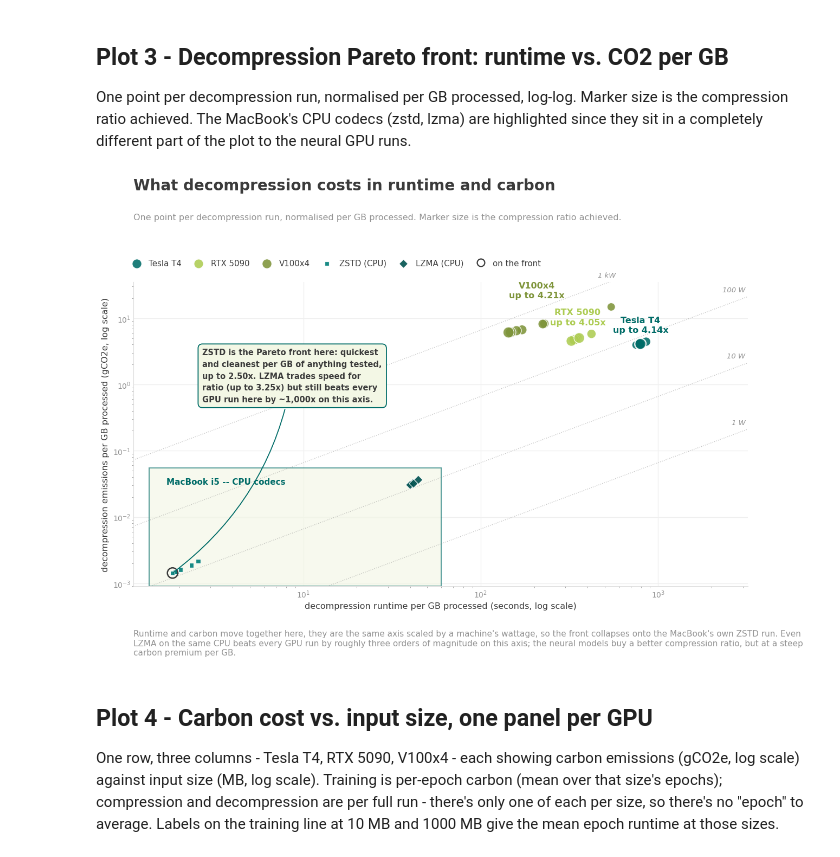
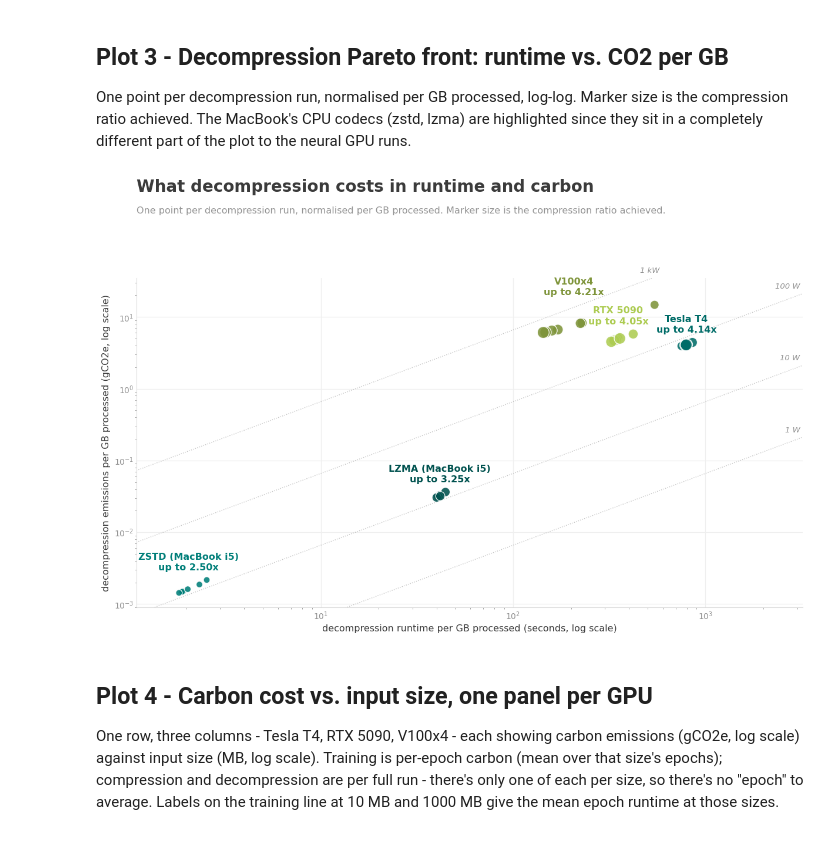
Before and after one commit to HanzilaH/N8CiR-SusTraIN-data-compression-notebooks, a Jupyter notebook: Plots.ipynb, the cells around one changed output. Drawn from its saved outputs; the diff is of its cells as text; code cells hidden in the pictures.

```diff
--- a/Plots.ipynb
+++ b/Plots.ipynb
@@ -250,20 +250,14 @@ fig.subplots_adjust(top=0.78, bottom=0.17, left=0.08, right=0.92)
 XLIM = (1.1, 3200)
 YLIM = (0.0009, 35)
 
-# ---- soft highlight halo behind the MacBook / CPU cluster ----
-hx0, hx1 = 1.35, 60
-hy0, hy1 = 0.0009, 0.055
-ax.add_patch(Rectangle((hx0, hy0), hx1 - hx0, hy1 - hy0, facecolor=PALE, edgecolor=TEAL,
-                          linewidth=1.4, alpha=0.65, zorder=1))
-ax.text(hx0 * 1.25, hy1 * 0.62, "MacBook i5 -- CPU codecs", fontsize=11, fontweight="bold",
-         color=TEAL, ha="left", va="center", zorder=3)
-
-gpu_groups = [
-    ("Tesla T4", dec_t4,   TEAL,  "o"),
-    ("RTX 5090", dec_rtx,  OLIVE, "o"),
-    ("V100x4",   dec_v100, RUST,  "o"),
+all_groups = [
+    ("Tesla T4",   dec_t4,   TEAL,               "o"),
+    ("RTX 5090",   dec_rtx,  OLIVE,              "o"),
+    ("V100x4",     dec_v100, RUST,               "o"),
+    ("ZSTD (MacBook i5)", dec_zstd, PLUM,               "o"),
+    ("LZMA (MacBook i5)", dec_lzma, darken(PLUM, 0.35), "o"),
 ]
-for name, d, color, marker in gpu_groups:
+for name, d, color, marker in all_groups:
     ax.scatter(d.runtime_per_gb, d.gco2_per_gb, s=size_from_ratio(d.compression_ratio),
                 color=color, marker=marker, alpha=0.88, edgecolor="white", linewidth=1.0,
                 zorder=4, label=name)
@@ -272,86 +266,37 @@ for name, d, color, marker in gpu_groups:
     ax.annotate(f"{name}\nup to {d.compression_ratio.max():.2f}x", xy=(lx, ly), xytext=(0, 12),
                  textcoords="offset points", ha="center", fontsize=11.5, fontweight="bold",
                  color=color, linespacing=1.3, zorder=6)
-
-mac_groups = [
-    ("ZSTD (CPU)", dec_zstd, PLUM,           "s"),
-    ("LZMA (CPU)", dec_lzma, darken(PLUM, 0.35), "D"),
-]
-for name, d, color, marker in mac_groups:
-    ax.scatter(d.runtime_per_gb, d.gco2_per_gb, s=size_from_ratio(d.compression_ratio) * 0.55,
-                color=color, marker=marker, alpha=0.9, edgecolor="white", linewidth=0.9,
-                zorder=5, label=name)
-
-# ---- Pareto front across every decompression run ----
-allp = pd.concat([dec_t4[["runtime_per_gb", "gco2_per_gb"]],
-                     dec_rtx[["runtime_per_gb", "gco2_per_gb"]],
-                     dec_v100[["runtime_per_gb", "gco2_per_gb"]],
-                     dec_mac[["runtime_per_gb", "gco2_per_gb"]]], ignore_index=True)
-allp = allp.sort_values("runtime_per_gb")
-fx, fy, best = [], [], np.inf
-for _, r in allp.iterrows():
-    if r.gco2_per_gb < best:
-        fx.append(r.runtime_per_gb); fy.append(r.gco2_per_gb); best = r.gco2_per_gb
-ax.scatter(fx, fy, s=190, facecolor="none", edgecolor=INK, linewidth=1.8, zorder=6)
-
-box_x, box_y = 2.7, 0.55
-ax.annotate(
-    f"ZSTD is the Pareto front here: quickest\n"
-    f"and cleanest per GB of anything tested,\n"
-    f"up to {dec_zstd.compression_ratio.max():.2f}x. LZMA trades speed for\n"
-    f"ratio (up to {dec_lzma.compression_ratio.max():.2f}x) but still beats every\n"
-    f"GPU run here by ~1,000x on this axis.",
-    xy=(fx[0], fy[0]), xytext=(box_x, box_y), fontsize=10.5, color=INK, fontweight="bold",
-    linespacing=1.55, zorder=7, ha="left",
-    bbox=dict(boxstyle="round,pad=0.55", fc=PALE, ec=TEAL, lw=1.3),
-    arrowprops=dict(arrowstyle="-", color=TEAL, lw=1.3, connectionstyle="arc3,rad=-0.2"))
 
 # ---- constant-power reference diagonals ----
 xr = np.array(XLIM)
 for P, label in [(1, "1 W"), (10, "10 W"), (100, "100 W"), (1000, "1 kW")]:
     yr = P * xr * intensity / 3600.0
     ax.plot(xr, yr, linestyle=":", color=GRAY, linewidth=1.0, alpha=0.55, zorder=1)
     y_at_xmax = P * XLIM[1] * intensity / 3600.0
     if y_at_xmax <= YLIM[1]:
         lx, ly = XLIM[1], y_at_xmax
         ha = "right"
     else:
         lx = YLIM[1] * 3600.0 / (P * intensity)
         ly = YLIM[1]
         ha = "center"
     ax.text(lx * 0.97, ly * 1.12, label, fontsize=9.5, color=GRAY, ha=ha, va="bottom", style="italic", zorder=1)
 
 ax.set_xscale("log")
 ax.set_yscale("log")
 ax.set_xlim(*XLIM)
 ax.set_ylim(*YLIM)
 ax.set_xlabel("decompression runtime per GB processed (seconds, log scale)", fontsize=11.5)
 ax.set_ylabel("decompression emissions per GB processed (gCO2e, log scale)", fontsize=11.5)
 style_ax(ax, grid_axis="both")
 
-handles, labels = ax.get_legend_handles_labels()
-front_handle = Line2D([0], [0], marker="o", color="none", markerfacecolor="none",
-                        markeredgecolor=INK, markersize=10, markeredgewidth=1.6)
-ax.legend(handles + [front_handle], labels + ["on the front"], loc="upper left", frameon=False,
-           fontsize=10.8, ncols=6, bbox_to_anchor=(-0.02, 1.10), columnspacing=1.1, handletextpad=0.5)
-
-fig.text(0.08, 0.965, "What decompression costs in runtime and carbon", fontsize=20, fontweight="bold", color=INK)
-fig.text(0.08, 0.905,
+fig.text(0.08, 0.94, "What decompression costs in runtime and carbon", fontsize=20, fontweight="bold", color=INK)
+fig.text(0.08, 0.90,
           "One point per decompression run, normalised per GB processed. Marker size is the compression ratio achieved.",
           fontsize=11.5, color=GRAY)
-
-caption3 = (
-    f"Runtime and carbon move together here, they are the same axis scaled by a machine's wattage, so the "
-    f"front collapses onto the MacBook's own ZSTD run. Even LZMA on the same CPU beats every GPU run by "
-    f"roughly three orders of magnitude on this axis; the neural models buy a better compression ratio, "
-    f"but at a steep carbon premium per GB."
-)
-fig.text(0.08, 0.035, caption3, fontsize=11, color=GRAY, wrap=True)
-
-# plt.savefig(f"{FIG_DIR}/plot3_pareto_decompression.png", dpi=170, bbox_inches="tight")
 plt.show()
 # %% [output]
-[figure, old version]
+[figure, new version]
 # %% [markdown]
 ## Plot 4 - Carbon cost vs. input size, one panel per GPU
 
```
Also changed, not shown: 2 other files.
